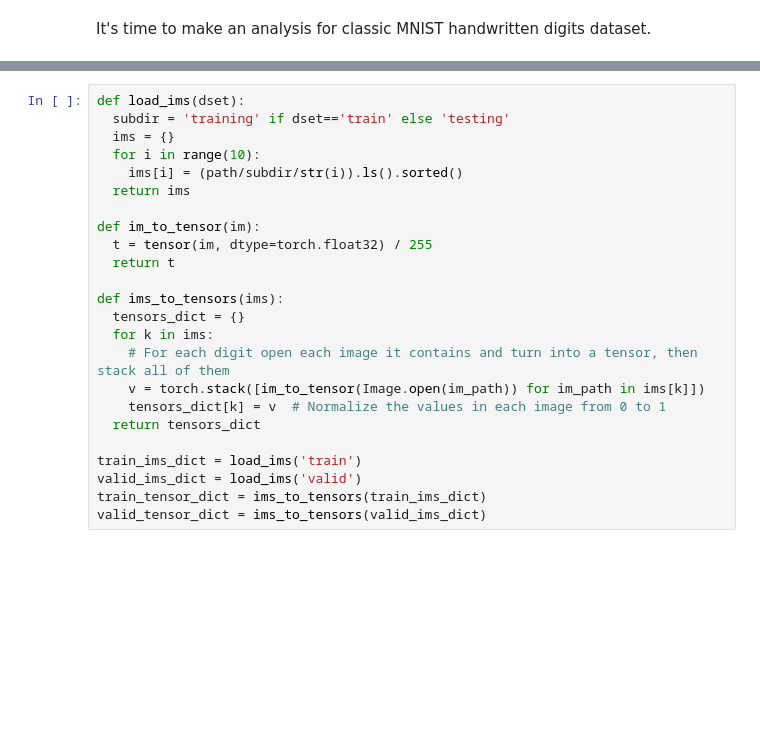
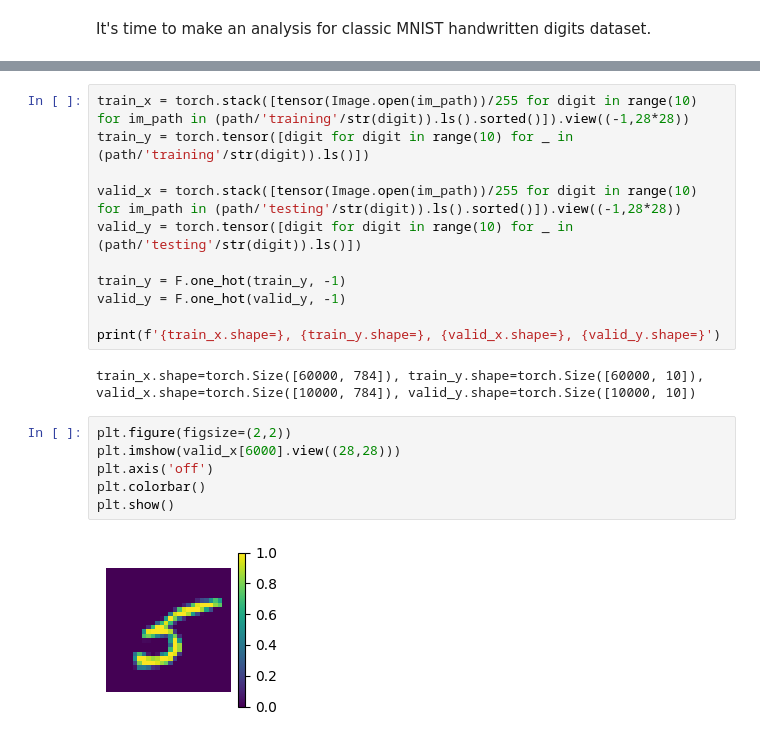
Before and after one commit to davidashirov/fast-ai-course, a Jupyter notebook: MNIST_model_from_scratch.ipynb, the cells around one changed output, grey strips where cells are left out. Saved outputs shown, nothing was run; the diff lists cells and outputs as text; blank space fills up the shorter version.

```diff
--- a/MNIST_model_from_scratch.ipynb
+++ b/MNIST_model_from_scratch.ipynb
@@ -30,27 +21,24 @@ plt.show()
-# %%
-def load_ims(dset):
-  subdir = 'training' if dset=='train' else 'testing'
-  ims = {}
-  for i in range(10):
-    ims[i] = (path/subdir/str(i)).ls().sorted()
-  return ims
-
-def im_to_tensor(im):
-  t = tensor(im, dtype=torch.float32) / 255
-  return t
-
-def ims_to_tensors(ims):
-  tensors_dict = {}
-  for k in ims:
-    # For each digit open each image it contains and turn into a tensor, then stack all of them
-    v = torch.stack([im_to_tensor(Image.open(im_path)) for im_path in ims[k]])
-    tensors_dict[k] = v  # Normalize the values in each image from 0 to 1
-  return tensors_dict
-
-train_ims_dict = load_ims('train')
-valid_ims_dict = load_ims('valid')
-train_tensor_dict = ims_to_tensors(train_ims_dict)
-valid_tensor_dict = ims_to_tensors(valid_ims_dict)
+# %%
+train_x = torch.stack([tensor(Image.open(im_path))/255 for digit in range(10) for im_path in (path/'training'/str(digit)).ls().sorted()]).view((-1,28*28))
+train_y = torch.tensor([digit for digit in range(10) for _ in (path/'training'/str(digit)).ls()])
+
+valid_x = torch.stack([tensor(Image.open(im_path))/255 for digit in range(10) for im_path in (path/'testing'/str(digit)).ls().sorted()]).view((-1,28*28))
+valid_y = torch.tensor([digit for digit in range(10) for _ in (path/'testing'/str(digit)).ls()])
+
+train_y = F.one_hot(train_y, -1)
+valid_y = F.one_hot(valid_y, -1)
+
+print(f'{train_x.shape=}, {train_y.shape=}, {valid_x.shape=}, {valid_y.shape=}')
+# %% [output]
+train_x.shape=torch.Size([60000, 784]), train_y.shape=torch.Size([60000, 10]), valid_x.shape=torch.Size([10000, 784]), valid_y.shape=torch.Size([10000, 10])
+# %%
+plt.figure(figsize=(2,2))
+plt.imshow(valid_x[6000].view((28,28)))
+plt.axis('off')
+plt.colorbar()
+plt.show()
+# %% [output]
+[figure, added]
 # %%
 fig, axes = plt.subplots(ncols=20, nrows=10, sharex=False, sharey=True, figsize=(10, 5))
 for digit in range(10):
```
Also changed, not shown: parts of 16 cells of this notebook.
